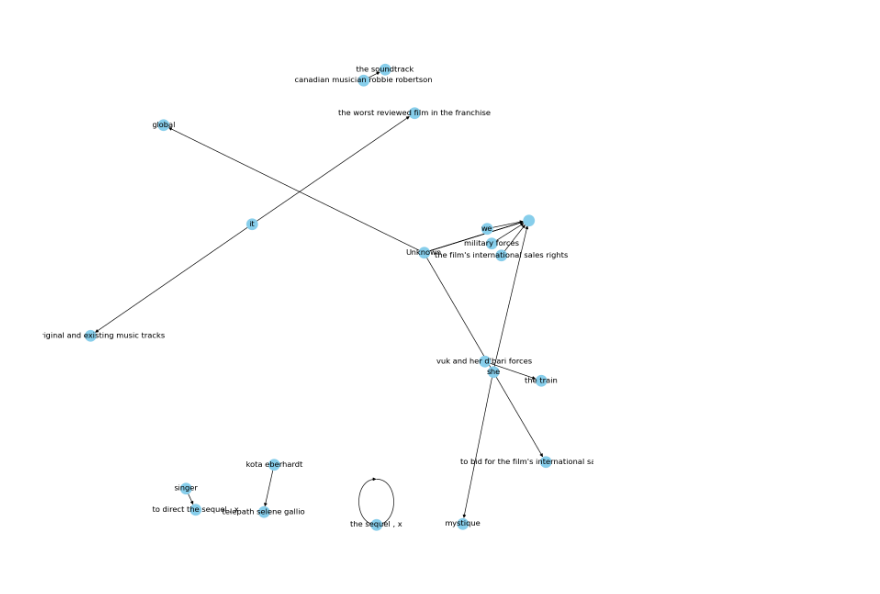
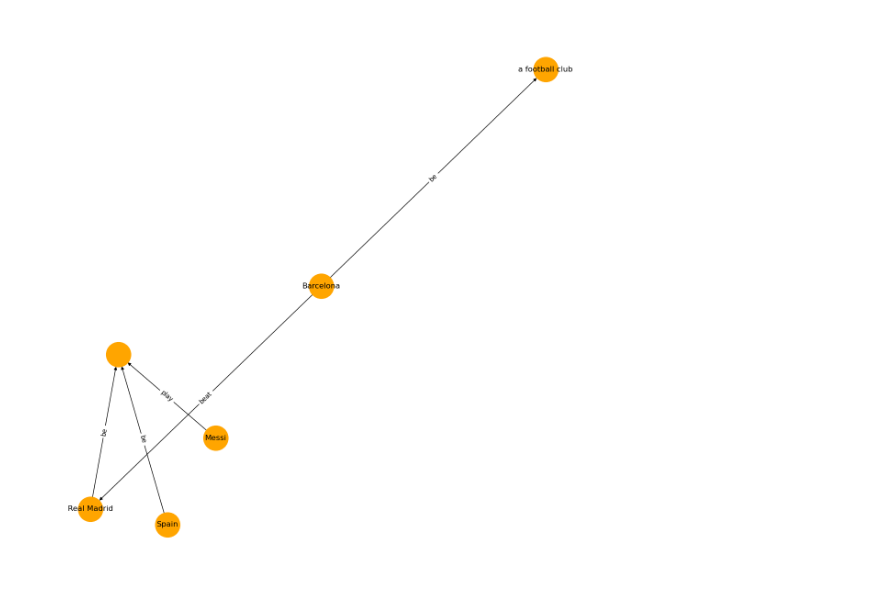
Before and after one commit to ZiaddAhmedd/Knowledge-graph-QA, a Jupyter notebook: knowledgeGraphPlots.ipynb, the cells around one changed output. Cells and saved outputs as stored; diff of their text form; code cells hidden in the pictures.

```diff
--- a/knowledgeGraphPlots.ipynb
+++ b/knowledgeGraphPlots.ipynb
@@ -48,0 +22,10 @@ contextDF
+# %%
+text = """Messi played for Barcelona.
+Barcelona is a football club. Barcelona beats Real Madrid.
+Real Madrid is in Spain. Spain is in Europe.
+"""
+question = "Who is Lionel Messi?"
+
+sentences, _, _ = pp.process_question_context(question, text)
+contextDF = kg.join_sentences_facts(sentences)
+contextDF
@@ -49,3 +39,3 @@ contextDF
 # %%
-contextDF = kg.join_sentences_facts(candidate_sentences['sentence'][10:20])
-contextDF
+# contextDF = kg.join_sentences_facts(candidate_sentences['sentence'][10:20])
+# contextDF
@@ -74,6 +46,8 @@ updatedDF['Objects'] = updatedDF['Objects'].apply(lambda x: x[0] if len(x) > 0 e
 updatedDF['States'] = updatedDF['States'].apply(lambda x: x[0] if len(x) > 0 else "")
 updatedDF['Times'] = updatedDF['Times'].apply(lambda x: x[0] if len(x) > 0 else "")
 updatedDF['Locations'] = updatedDF['Locations'].apply(lambda x: x[0] if len(x) > 0 else "")
+updatedDF = updatedDF[~((updatedDF["Subject"] == "Unknown") & (updatedDF["Objects"].apply(len) == 0) & (updatedDF["States"].apply(len) == 0) & (updatedDF["Times"].apply(len) == 0) & (updatedDF["Locations"].apply(len) == 0))]
+updatedDF = updatedDF.reset_index(drop=True)
 updatedDF
 # %% [output]
 |  | Subject | Relation | Objects | States | Times | Locations |
@@ -100,8 +59,21 @@ G=nx.from_pandas_edgelist(updatedDF, "Subject", "Objects",
 # %%
+import matplotlib.pyplot as plt
+
+# create a directed-graph from a dataframe
+G=nx.from_pandas_edgelist(updatedDF, "Subject", "Objects",
+                          edge_attr=True, create_using=nx.MultiDiGraph())
+
 plt.figure(figsize=(12,12))
 
 pos = nx.spring_layout(G)
-nx.draw(G, with_labels=True, node_color='skyblue', edge_cmap=plt.cm.Blues, pos = pos)
+nx.draw(G, with_labels=True, node_color='orange', node_size=1500, edge_cmap=plt.cm.Blues, pos = pos)
+
+# Convert MultiDiGraph to DiGraph
+G = nx.DiGraph(G)
+
+edge_labels = nx.get_edge_attributes(G, 'Relation')
+nx.draw_networkx_edge_labels(G, pos, edge_labels = edge_labels)
+
 plt.show()
 # %% [output]
-[figure, old version]
+[figure, new version]
```
Also changed, not shown: parts of 7 cells of this notebook, 8 other files.
